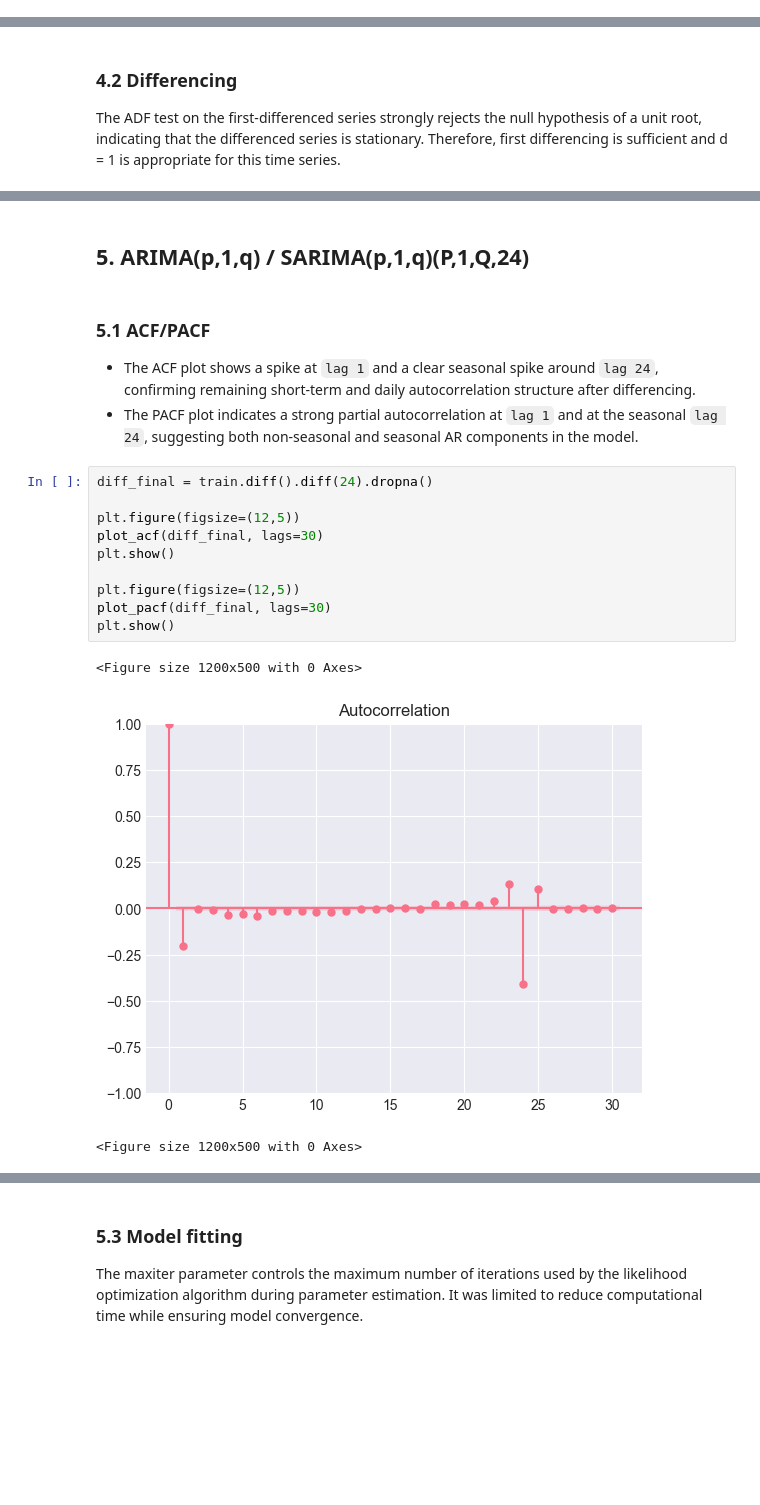
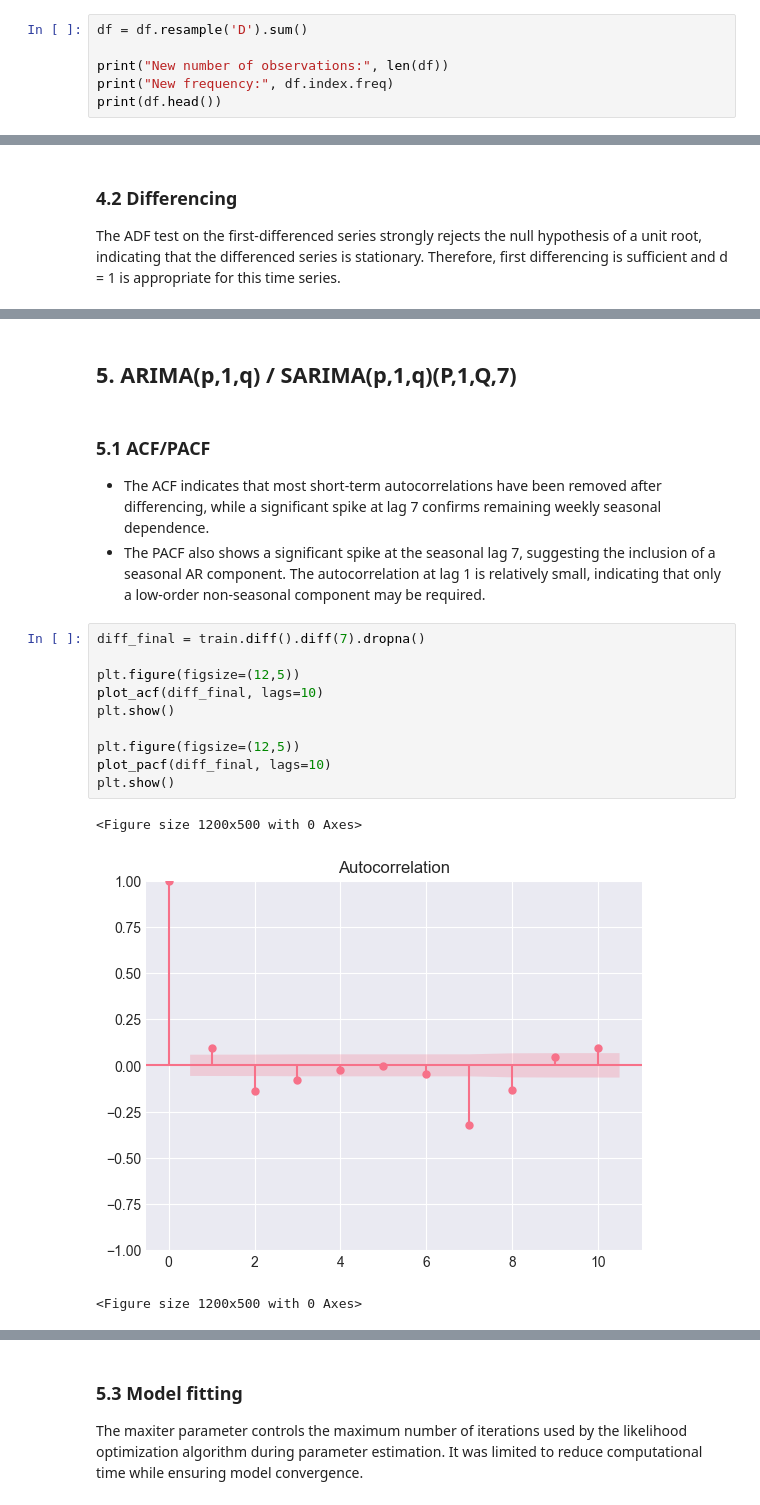
Before and after one commit to Dai-Nguyen1506/Electricity-Load-Diagrams, a Jupyter notebook: notebooks/05_models_statistical.ipynb, the cells around one changed output, grey strips where cells are left out. Cells and saved outputs as stored; diff of their text form; blank space fills up the shorter version.

```diff
--- a/notebooks/05_models_statistical.ipynb
+++ b/notebooks/05_models_statistical.ipynb
@@ -57,0 +62,6 @@ except Exception as e:
+# %%
+df = df.resample('D').sum()
+
+print("New number of observations:", len(df))
+print("New frequency:", df.index.freq)
+print(df.head())
@@ -168,20 +180,20 @@ p-value: 0.0
 # %% [markdown]
-## 5. ARIMA(p,1,q) / SARIMA(p,1,q)(P,1,Q,24)
+## 5. ARIMA(p,1,q) / SARIMA(p,1,q)(P,1,Q,7)
 # %% [markdown]
 ### 5.1 ACF/PACF
-- The ACF plot shows a spike at `lag 1` and a clear seasonal spike around `lag 24`, confirming remaining short-term and daily autocorrelation structure after differencing.
-- The PACF plot indicates a strong partial autocorrelation at `lag 1` and at the seasonal `lag 24`, suggesting both non-seasonal and seasonal AR components in the model.
+- The ACF indicates that most short-term autocorrelations have been removed after differencing, while a significant spike at lag 7 confirms remaining weekly seasonal dependence.
+- The PACF also shows a significant spike at the seasonal lag 7, suggesting the inclusion of a seasonal AR component. The autocorrelation at lag 1 is relatively small, indicating that only a low-order non-seasonal component may be required.
 # %%
-diff_final = train.diff().diff(24).dropna()
+diff_final = train.diff().diff(7).dropna()
 
 plt.figure(figsize=(12,5))
-plot_acf(diff_final, lags=30)
+plot_acf(diff_final, lags=10)
 plt.show()
 
 plt.figure(figsize=(12,5))
-plot_pacf(diff_final, lags=30)
+plot_pacf(diff_final, lags=10)
 plt.show()
 # %% [output]
 <Figure size 1200x500 with 0 Axes>
-[figure, old version]
+[figure, new version]
 <Figure size 1200x500 with 0 Axes>
```
Also changed, not shown: parts of 22 cells of this notebook.
